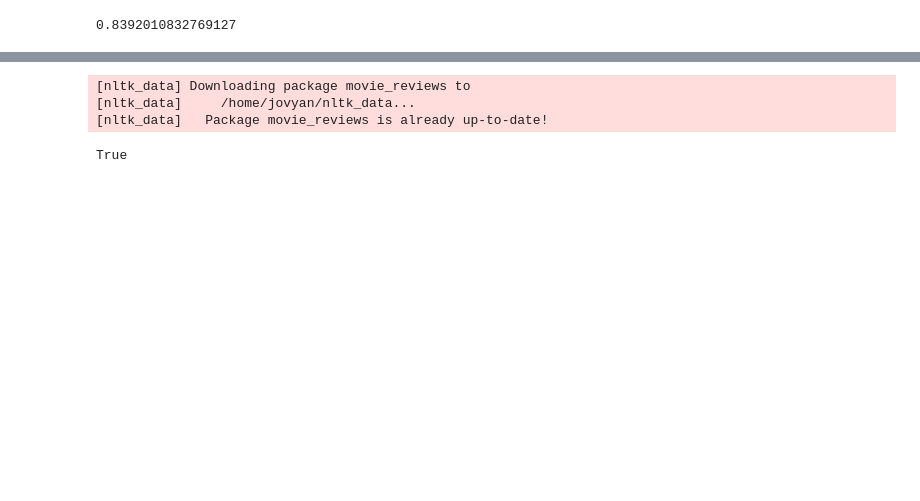
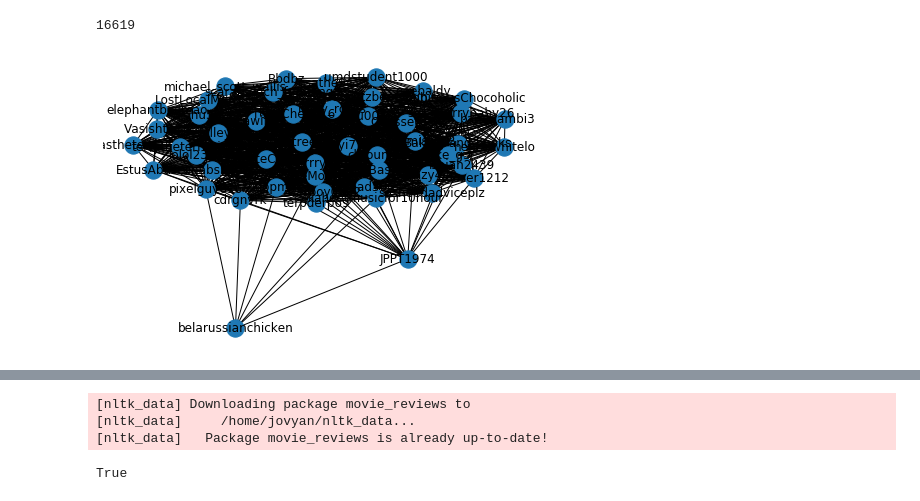
Before and after one commit to timhenderson17/timhenderson17.github.io, a Jupyter notebook: tim.ipynb, the cells around one changed output, grey strips where cells are left out. Drawn from its saved outputs; the diff is of its cells as text; code cells hidden in the pictures; blank space fills up the shorter version.

```diff
--- a/tim.ipynb
+++ b/tim.ipynb
@@ -207,0 +350,7 @@ sys.getsizeof(documents)
+# %%
+l_unknown = list()
+for i, i_row in df_user[df_user.flair == "None"].head(1000).iterrows() :
+    temp_str = ""
+    for j, j_row in df_post[df_post.name == i_row["name"]].iterrows() :
+        temp_str += str(j_row['title']) + " "
+    l_unknown.append(temp_str)
@@ -222,4 +399,0 @@ classifier = nltk.NaiveBayesClassifier.train(train_set)
-# %%
-nltk.classify.accuracy(classifier, train_set)
-# %% [output]
-0.8392010832769127
@@ -225,0 +402,42 @@ nltk.classify.accuracy(classifier, train_set)
+# %%
+len(list(set(df_user_sub.name.tolist())))
+# %% [output]
+16619
+# %%
+top_subs = (df_user_sub['subreddit'].value_counts()/df_user_sub['subreddit'].count())[:10]*100
+subs = top_subs.index.tolist()
+users = set(df_user_sub.name.tolist())
+
+G=nx.Graph()
+df_user_sub.drop_duplicates(subset=None, keep='first', inplace=True)
+df_user_sub = df_user_sub.reset_index(drop=True)
+
+gb = df_user_sub.head(1000).groupby('subreddit')
+gb = [gb.get_group(x) for x in gb.groups]
+
+l = list()
+names = list()
+
+for name in gb :
+#     try :
+#         G['UMD'][name.iloc['subreddit']]['weight'] += 1
+#     except KeyError:
+#         G.add_edge('UMD', row['subreddit'], weight=1 )
+
+    if (name.subreddit.reset_index(drop=True)[0] in subs) :
+        for i in range(len(name) - 1) :
+            if (name.iloc[i]['name'] in users) :
+                for j in range(i+1, len(name)) :
+                    if (name.iloc[j]['name'] in users) :
+                        try :
+                            G[name.iloc[i]['name']][name.iloc[j]['name']]['weight'] += 1
+                        except KeyError:
+                            G.add_edge(name.iloc[i]['name'], name.iloc[j]['name'], weight=1 )
+
+nx.draw(G, with_labels=True)
+plt.show()
+
+# pos=nx.fruchterman_reingold_layout(G)
+# pos
+# %% [output]
+[figure, added]
```
Also changed, not shown: parts of 32 cells of this notebook, 1 other file.
